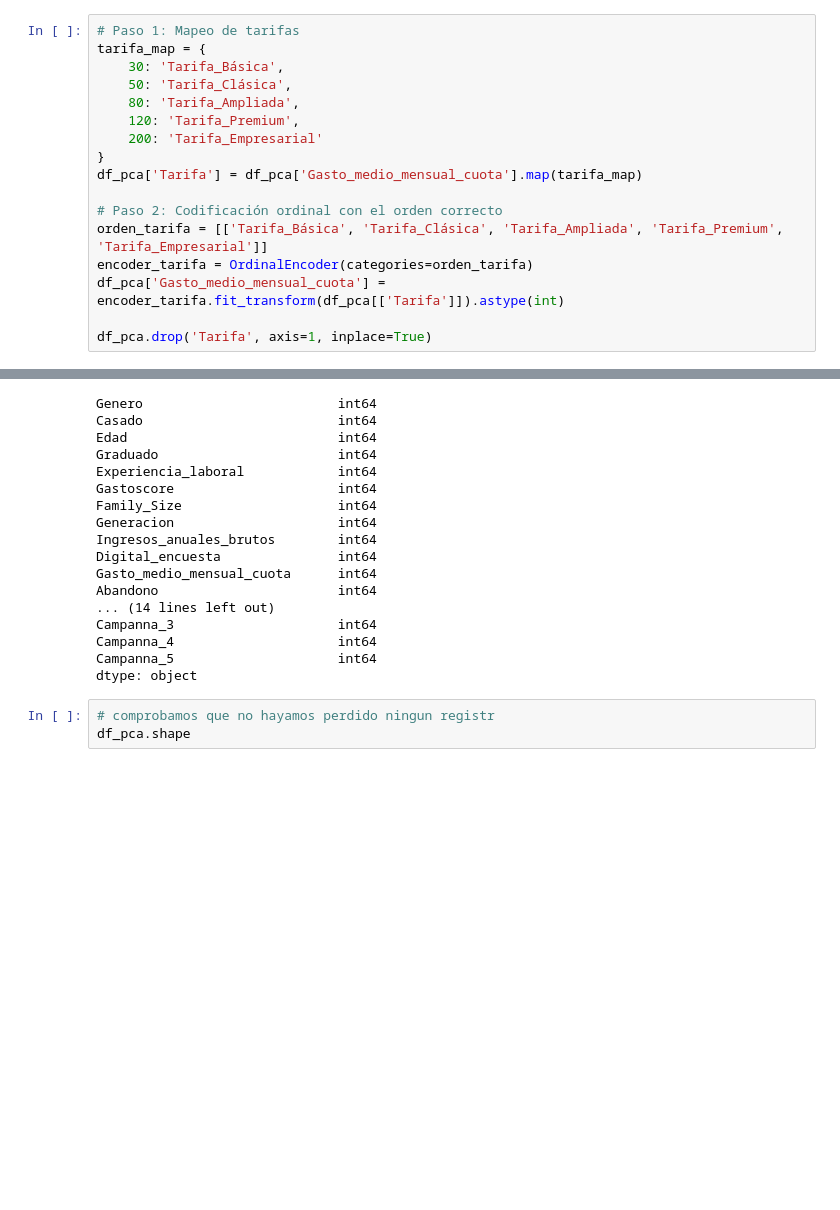
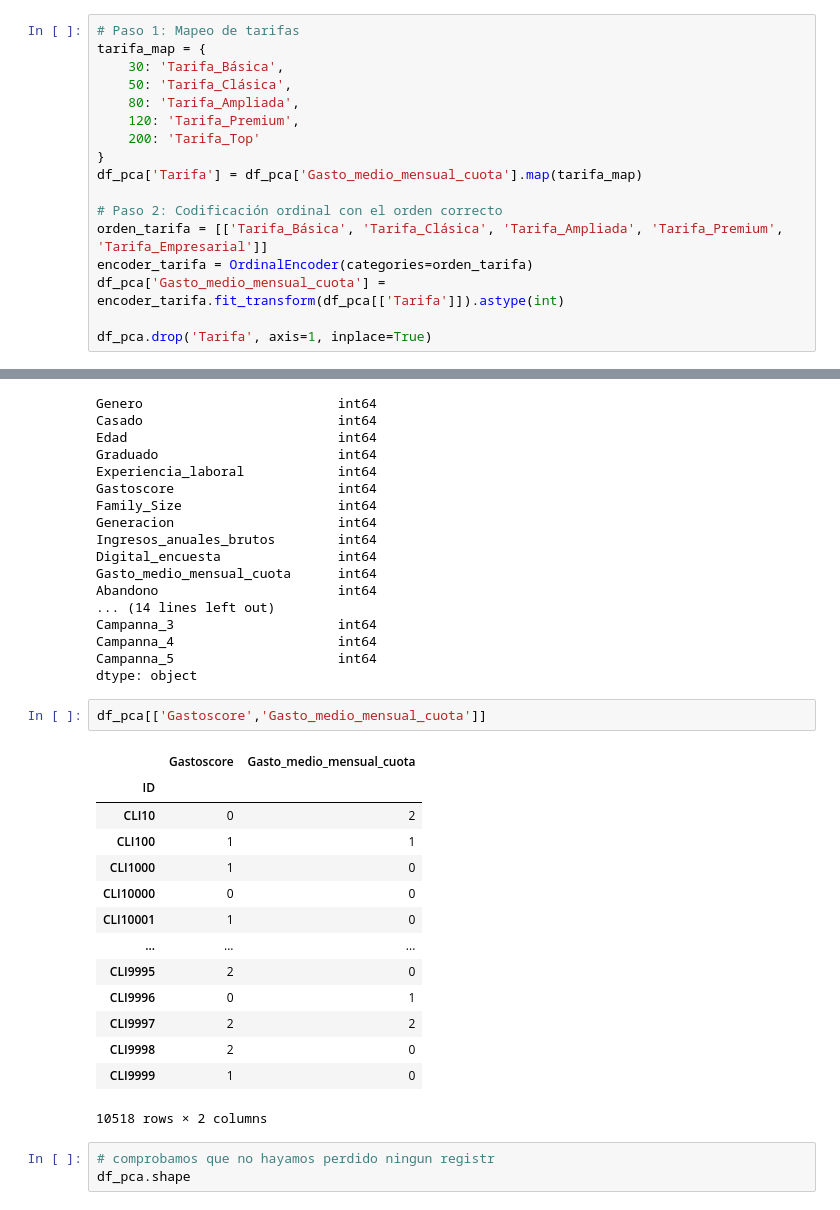
Before and after one commit to martinagg7/gd_pca, a Jupyter notebook: notebooks/01_PCA.ipynb, the cells around one changed output, grey strips where cells are left out. Saved outputs shown, nothing was run; the diff lists cells and outputs as text; blank space fills up the shorter version.

```diff
--- a/notebooks/01_PCA.ipynb
+++ b/notebooks/01_PCA.ipynb
@@ -521,7 +521,7 @@ tarifa_map = {
     50: 'Tarifa_Clásica',
     80: 'Tarifa_Ampliada',
     120: 'Tarifa_Premium',
-    200: 'Tarifa_Empresarial'
+    200: 'Tarifa_Top'
 }
 df_pca['Tarifa'] = df_pca['Gasto_medio_mensual_cuota'].map(tarifa_map)
 
@@ -564,6 +573,23 @@ Campanna_3                     int64
 Campanna_4                     int64
 Campanna_5                     int64
 dtype: object
+# %%
+df_pca[['Gastoscore','Gasto_medio_mensual_cuota']]
+# %% [output]
+|  | Gastoscore | Gasto_medio_mensual_cuota |
+| ID |  |  |
+| CLI10 | 0 | 2 |
+| CLI100 | 1 | 1 |
+| CLI1000 | 1 | 0 |
+| CLI10000 | 0 | 0 |
+| CLI10001 | 1 | 0 |
+| ... | ... | ... |
+| CLI9995 | 2 | 0 |
+| CLI9996 | 0 | 1 |
+| CLI9997 | 2 | 2 |
+| CLI9998 | 2 | 0 |
+| CLI9999 | 1 | 0 |
+10518 rows × 2 columns
 # %%
 # comprobamos que no hayamos perdido ningun registr
 df_pca.shape
```
Also changed, not shown: parts of 1 cell of this notebook.
